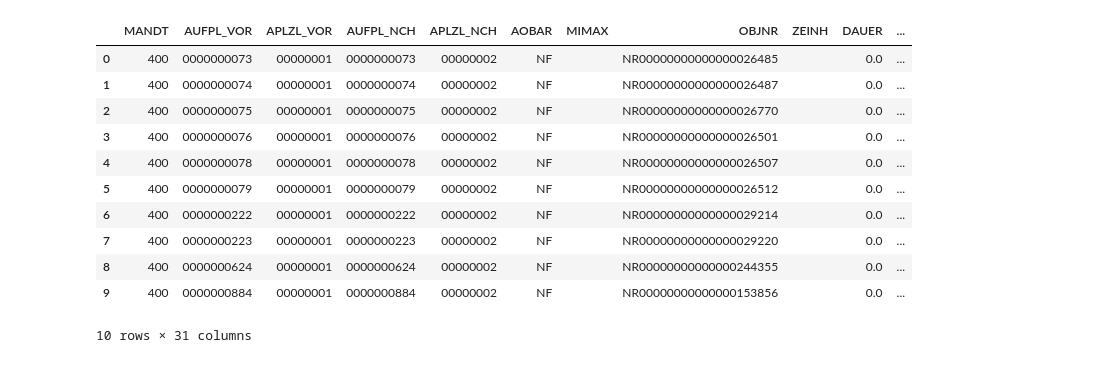
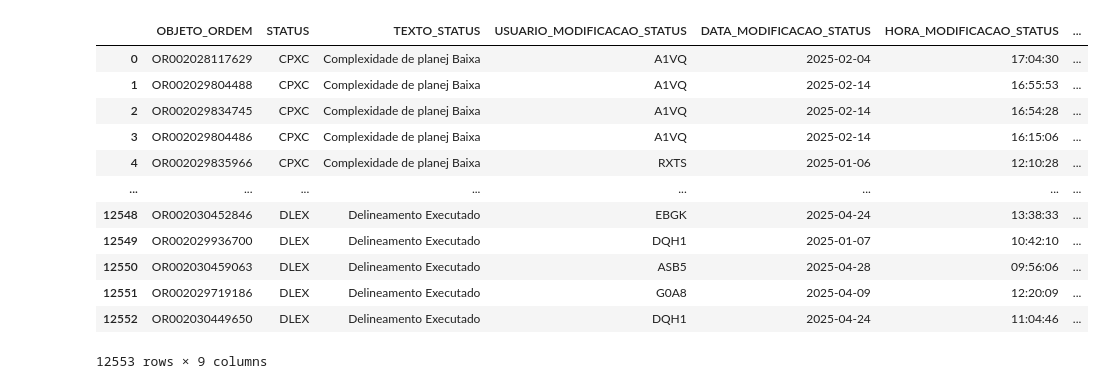
Before and after one commit to MateusCavalheiro/gpi, a Jupyter notebook: gpi/temp_tdv_module.ipynb, the cells around one changed output. Cells and saved outputs as stored; diff of their text form; code cells hidden in the pictures.

```diff
--- a/gpi/temp_tdv_module.ipynb
+++ b/gpi/temp_tdv_module.ipynb
@@ -77,15 +34,50 @@ df
 # %%
-df
+# Calcula a data formatada como hoje - 35 dias
+dataFormatada = (datetime.now() - timedelta(days=35)).strftime('%Y-%m-%d')
+strSQL = f"""
+SELECT
+    ESQUEMA.OBJNR AS OBJETO_ORDEM,
+    STD.TXT04 AS STATUS,
+    STD.TXT30 AS TEXTO_STATUS,
+    ST.USNAM AS USUARIO_MODIFICACAO_STATUS,
+    CAST(ST.UDATE AS DATE) AS DATA_MODIFICACAO_STATUS,
+    CAST(ST.UTIME AS TIME) AS HORA_MODIFICACAO_STATUS,
+    ST.INACT AS INDICADOR_STATUS_INATIVO,
+    ST.CHIND AS INDICADOR_TIPO_MODIFICACAO,
+    ST._CHANGE_TIME AS DATA_HORA_ATUALIZACAO_ODS
+FROM
+    DADOS_BRUTOS.K_PM_MANUTENCAO.JSTO AS ESQUEMA
+INNER JOIN
+    DADOS_BRUTOS.K_PM_MANUTENCAO.JCDS AS ST ON ESQUEMA.OBJNR = ST.OBJNR
+INNER JOIN
+    DADOS_BRUTOS.K_PM_MANUTENCAO.TJ30T AS STD
+    ON ST.STAT = STD.ESTAT AND ESQUEMA.STSMA = STD.STSMA
+INNER JOIN (
+    SELECT DISTINCT O2.OBJNR
+    FROM DADOS_BRUTOS.K_PM_MANUTENCAO.AUFK AS O2
+    INNER JOIN DADOS_BRUTOS.K_PM_MANUTENCAO.JCDS AS ST2 ON O2.OBJNR = ST2.OBJNR
+    WHERE
+        O2.WERKS = '1400' AND
+        O2.AEDAT > '{dataFormatada}' AND
+        ST2.UDATE > '{dataFormatada}'
+) AS FILTRADOS ON ESQUEMA.OBJNR = FILTRADOS.OBJNR
+WHERE
+    STD.TXT04 IN ('FELE', 'FINT', 'FENG', 'FCAL', 'FMEC', 'DLEX', 'FAPL', 'CPXC', 'PTTC') AND
+    ST.UDATE > '{dataFormatada}'
+"""
+
+new_func(usuarioID, senhaAcesso, strSQL)
 # %% [output]
-|  | MANDT | AUFPL_VOR | APLZL_VOR | AUFPL_NCH | APLZL_NCH | AOBAR | MIMAX | OBJNR | ZEINH | DAUER | ... |
-| 0 | 400 | 0000000073 | 00000001 | 0000000073 | 00000002 | NF |  | NR00000000000000026485 |  | 0.0 | ... |
-| 1 | 400 | 0000000074 | 00000001 | 0000000074 | 00000002 | NF |  | NR00000000000000026487 |  | 0.0 | ... |
-| 2 | 400 | 0000000075 | 00000001 | 0000000075 | 00000002 | NF |  | NR00000000000000026770 |  | 0.0 | ... |
-| 3 | 400 | 0000000076 | 00000001 | 0000000076 | 00000002 | NF |  | NR00000000000000026501 |  | 0.0 | ... |
-| 4 | 400 | 0000000078 | 00000001 | 0000000078 | 00000002 | NF |  | NR00000000000000026507 |  | 0.0 | ... |
-| 5 | 400 | 0000000079 | 00000001 | 0000000079 | 00000002 | NF |  | NR00000000000000026512 |  | 0.0 | ... |
-| 6 | 400 | 0000000222 | 00000001 | 0000000222 | 00000002 | NF |  | NR00000000000000029214 |  | 0.0 | ... |
-| 7 | 400 | 0000000223 | 00000001 | 0000000223 | 00000002 | NF |  | NR00000000000000029220 |  | 0.0 | ... |
-| 8 | 400 | 0000000624 | 00000001 | 0000000624 | 00000002 | NF |  | NR00000000000000244355 |  | 0.0 | ... |
-| 9 | 400 | 0000000884 | 00000001 | 0000000884 | 00000002 | NF |  | NR00000000000000153856 |  | 0.0 | ... |
+|  | OBJETO_ORDEM | STATUS | TEXTO_STATUS | USUARIO_MODIFICACAO_STATUS | DATA_MODIFICACAO_STATUS | HORA_MODIFICACAO_STATUS | ... |
+| 0 | OR002028117629 | CPXC | Complexidade de planej Baixa | A1VQ | 2025-02-04 | 17:04:30 | ... |
+| 1 | OR002029804488 | CPXC | Complexidade de planej Baixa | A1VQ | 2025-02-14 | 16:55:53 | ... |
+| 2 | OR002029834745 | CPXC | Complexidade de planej Baixa | A1VQ | 2025-02-14 | 16:54:28 | ... |
+| 3 | OR002029804486 | CPXC | Complexidade de planej Baixa | A1VQ | 2025-02-14 | 16:15:06 | ... |
+| 4 | OR002029835966 | CPXC | Complexidade de planej Baixa | RXTS | 2025-01-06 | 12:10:28 | ... |
+| ... | ... | ... | ... | ... | ... | ... | ... |
+| 12548 | OR002030452846 | DLEX | Delineamento Executado | EBGK | 2025-04-24 | 13:38:33 | ... |
+| 12549 | OR002029936700 | DLEX | Delineamento Executado | DQH1 | 2025-01-07 | 10:42:10 | ... |
+| 12550 | OR002030459063 | DLEX | Delineamento Executado | ASB5 | 2025-04-28 | 09:56:06 | ... |
+| 12551 | OR002029719186 | DLEX | Delineamento Executado | G0A8 | 2025-04-09 | 12:20:09 | ... |
+| 12552 | OR002030449650 | DLEX | Delineamento Executado | DQH1 | 2025-04-24 | 11:04:46 | ... |
-10 rows × 31 columns
+12553 rows × 9 columns
```
Also changed, not shown: parts of 2 cells of this notebook.
